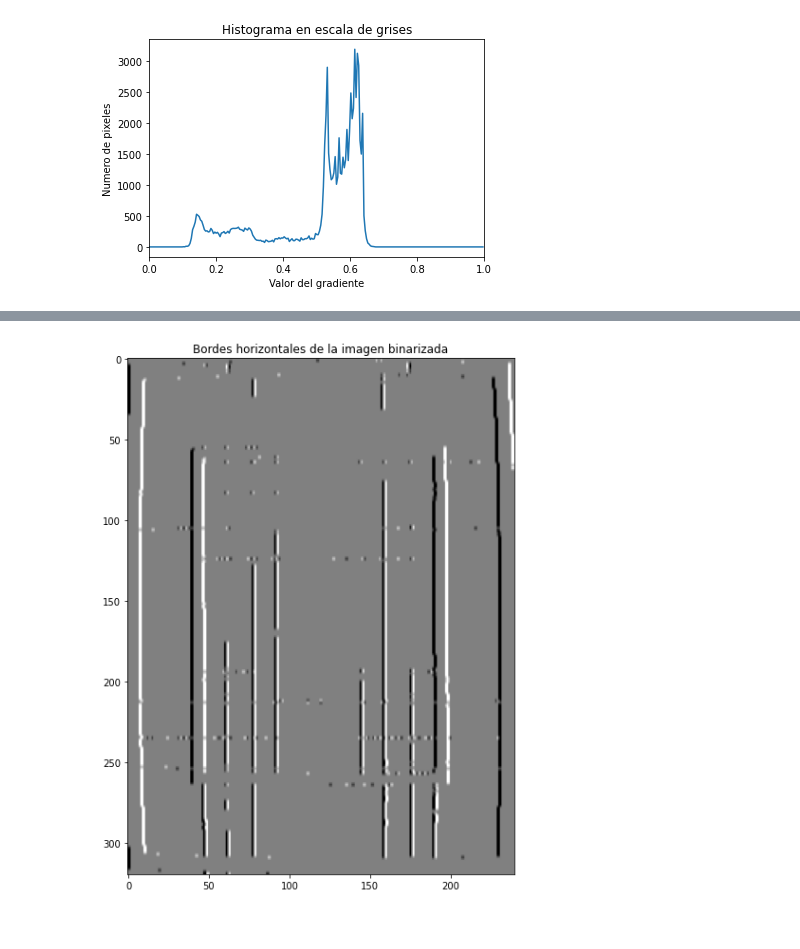
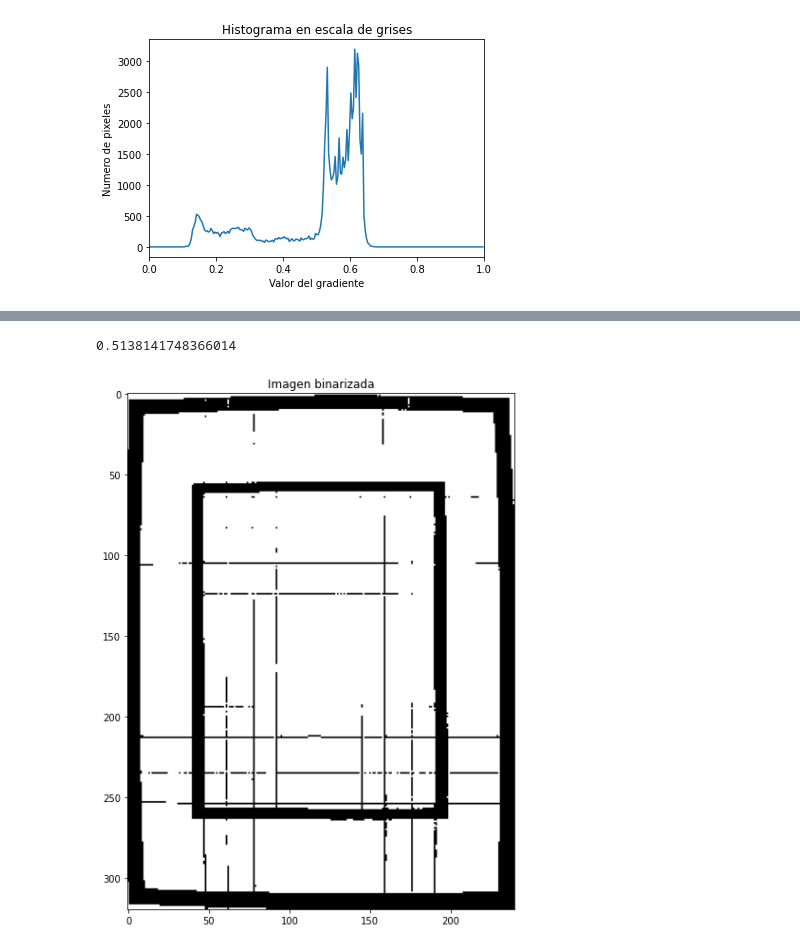
Before and after one commit to ChristopherMoralesA/Tarea-1-Visi-n, a Jupyter notebook: Tarea1.ipynb, the cells around one changed output, grey strips where cells are left out. Drawn from its saved outputs; the diff is of its cells as text; code cells hidden in the pictures.

```diff
--- a/Tarea1.ipynb
+++ b/Tarea1.ipynb
@@ -43 +46,7 @@ plt.show()
 [figure]
+# %%
+streched = skimage.exposure.rescale_intensity(imagen, in_range=(0.1,0.7), out_range=(0, 1))
+plt.figure(figsize=(15,10))
+plt.title("Imagen stretched")
+plt.imshow(streched, cmap='gray')
+plt.show()
@@ -44,8 +66,11 @@ plt.show()
 # %%
-binary_v_borders = sobel_v(binary)
+thresh = threshold_otsu(streched)
+print (thresh)
+binary = streched > thresh
 plt.figure(figsize=(15,10))
-plt.title("Bordes horizontales de la imagen binarizada")
-plt.imshow(binary_v_borders, cmap='gray')
+plt.title("Imagen binarizada")
+plt.imshow(binary, cmap='gray')
 plt.show()
 # %% [output]
+0.5138141748366014
-[figure, old version]
+[figure, new version]
```
Also changed, not shown: parts of 7 cells of this notebook.
